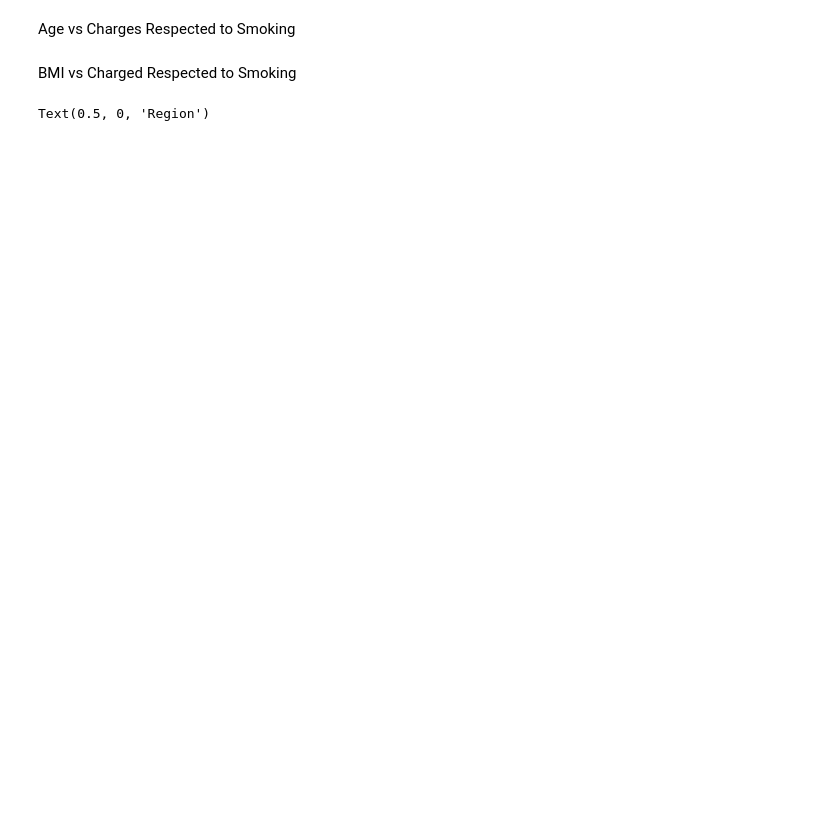
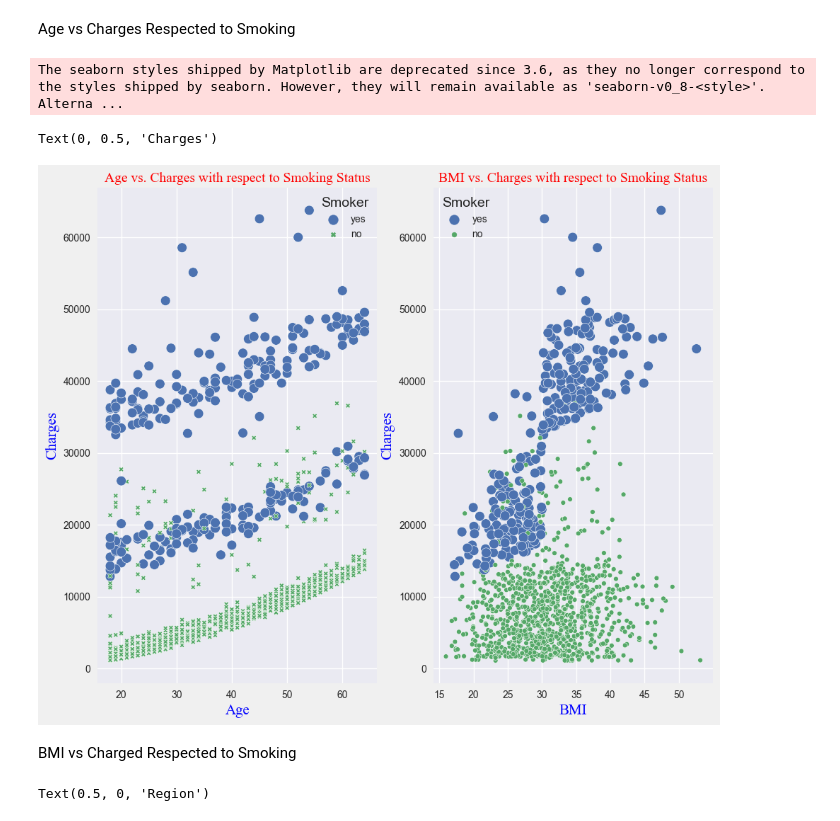
Before and after one commit to bladiwal/Project-1--Insurance-Claim, a Jupyter notebook: Insurance.ipynb, the cells around one changed output. Drawn from its saved outputs; the diff is of its cells as text; code cells hidden in the pictures; blank space fills up the shorter version.

```diff
--- a/Insurance.ipynb
+++ b/Insurance.ipynb
@@ -170,2 +199,23 @@ age_smoke.show()
+# %%
+plt.figure(figsize=(10, 19))
+plt.style.use('seaborn')
+plt.tight_layout()
+# Age Plot
+plt.subplot(2,2,1)
+sns.scatterplot(x='Age', y='Charges', hue=insurance['Smoker'], size=insurance['Smoker'], style = insurance['Smoker'], data=insurance)
+plt.title("Age vs. Charges with respect to Smoking Status", fontname ='Times New Roman', size = 14, color ='red')
+plt.xlabel("Age", fontname ='Times New Roman', size = 15, color ='blue')
+plt.ylabel("Charges", fontname ='Times New Roman', size = 15, color ='blue')
+
+# BMI Plot
+plt.subplot(2,2,2)
+sns.scatterplot(x='BMI', y='Charges', hue=insurance['Smoker'], size=insurance['Smoker'], data=insurance)
+plt.title("BMI vs. Charges with respect to Smoking Status", fontname ='Times New Roman', size = 14, color ='red')
+plt.xlabel("BMI", fontname ='Times New Roman', size = 15, color ='blue')
+plt.ylabel("Charges", fontname ='Times New Roman', size = 15, color ='blue')
+# %% [output]
+The seaborn styles shipped by Matplotlib are deprecated since 3.6, as they no longer correspond to the styles shipped by seaborn. However, they will remain available as 'seaborn-v0_8-<style>'. Alterna ...
+Text(0, 0.5, 'Charges')
+[figure, added]
 # %% [markdown]
 BMI vs Charged Respected to Smoking
```
Also changed, not shown: parts of 18 cells of this notebook.
